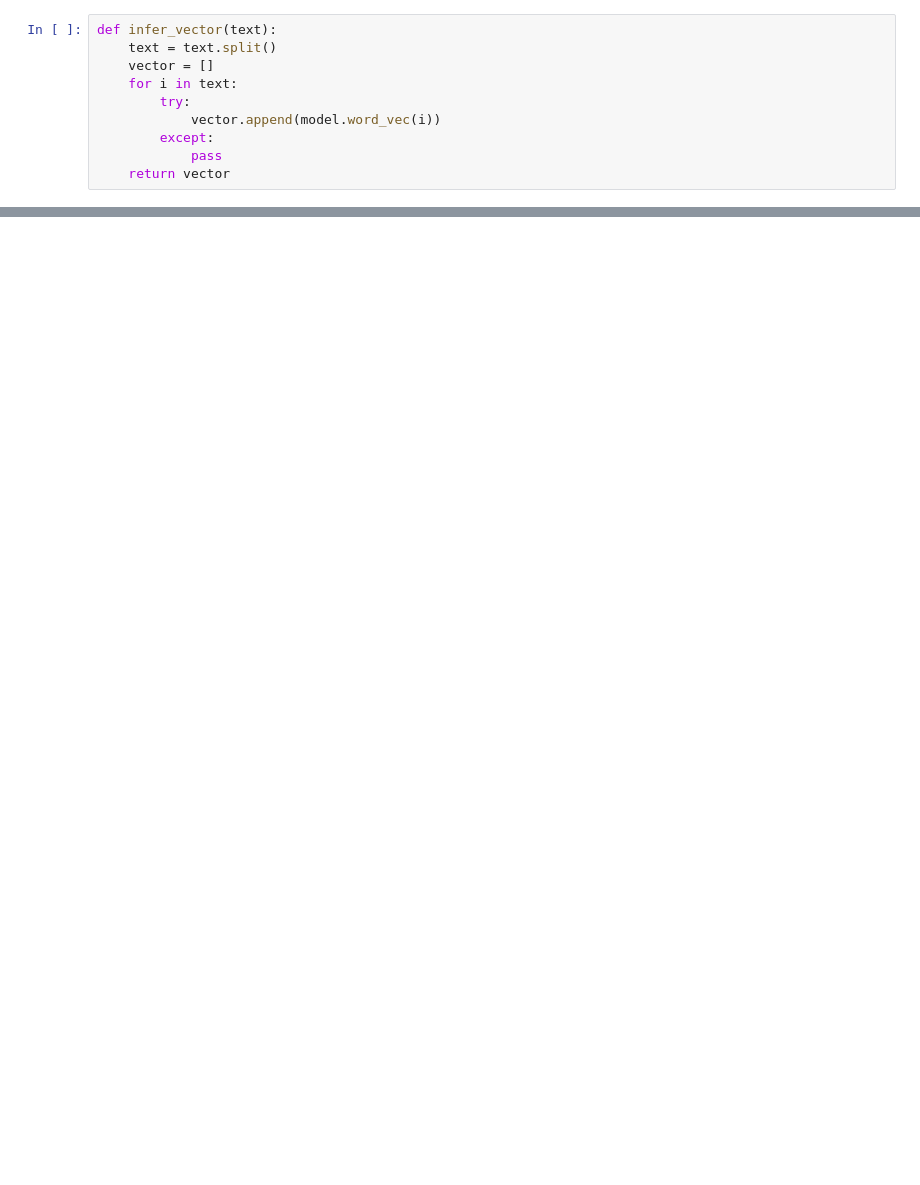
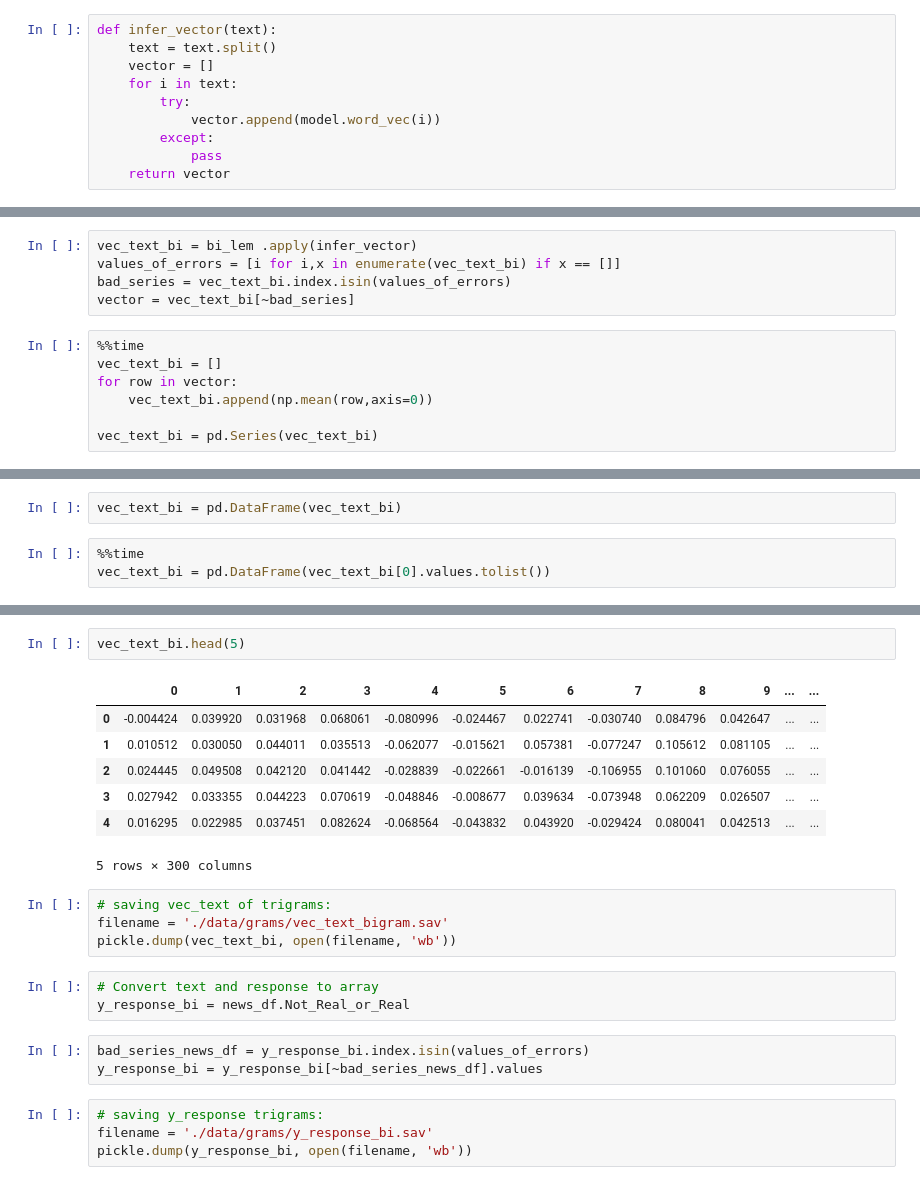
Before and after one commit to MohammadBakir/Fake-News-Classifer, a Jupyter notebook: Initial_Model_Run_W2V.ipynb, the cells around one changed output, grey strips where cells are left out. Drawn from its saved outputs; the diff is of its cells as text; blank space fills up the shorter version.

```diff
--- a/Initial_Model_Run_W2V.ipynb
+++ b/Initial_Model_Run_W2V.ipynb
@@ -156,0 +159,12 @@ pickle.dump(y_response, open(filename, 'wb'))
+# %%
+vec_text_bi = bi_lem .apply(infer_vector)
+values_of_errors = [i for i,x in enumerate(vec_text_bi) if x == []]
+bad_series = vec_text_bi.index.isin(values_of_errors)
+vector = vec_text_bi[~bad_series]
+# %%
+%%time
+vec_text_bi = []
+for row in vector:
+    vec_text_bi.append(np.mean(row,axis=0))
+
+vec_text_bi = pd.Series(vec_text_bi)
@@ -156,0 +179,5 @@ pickle.dump(y_response, open(filename, 'wb'))
+# %%
+vec_text_bi = pd.DataFrame(vec_text_bi)
+# %%
+%%time
+vec_text_bi = pd.DataFrame(vec_text_bi[0].values.tolist())
@@ -156,0 +186,24 @@ pickle.dump(y_response, open(filename, 'wb'))
+# %%
+vec_text_bi.head(5)
+# %% [output]
+|  | 0 | 1 | 2 | 3 | 4 | 5 | 6 | 7 | 8 | 9 | ... | ... |
+| 0 | -0.004424 | 0.039920 | 0.031968 | 0.068061 | -0.080996 | -0.024467 | 0.022741 | -0.030740 | 0.084796 | 0.042647 | ... | ... |
+| 1 | 0.010512 | 0.030050 | 0.044011 | 0.035513 | -0.062077 | -0.015621 | 0.057381 | -0.077247 | 0.105612 | 0.081105 | ... | ... |
+| 2 | 0.024445 | 0.049508 | 0.042120 | 0.041442 | -0.028839 | -0.022661 | -0.016139 | -0.106955 | 0.101060 | 0.076055 | ... | ... |
+| 3 | 0.027942 | 0.033355 | 0.044223 | 0.070619 | -0.048846 | -0.008677 | 0.039634 | -0.073948 | 0.062209 | 0.026507 | ... | ... |
+| 4 | 0.016295 | 0.022985 | 0.037451 | 0.082624 | -0.068564 | -0.043832 | 0.043920 | -0.029424 | 0.080041 | 0.042513 | ... | ... |
+5 rows × 300 columns
+# %%
+# saving vec_text of trigrams:
+filename = './data/grams/vec_text_bigram.sav'
+pickle.dump(vec_text_bi, open(filename, 'wb'))
+# %%
+# Convert text and response to array
+y_response_bi = news_df.Not_Real_or_Real
+# %%
+bad_series_news_df = y_response_bi.index.isin(values_of_errors)
+y_response_bi = y_response_bi[~bad_series_news_df].values
+# %%
+# saving y_response trigrams:
+filename = './data/grams/y_response_bi.sav'
+pickle.dump(y_response_bi, open(filename, 'wb'))
```
Also changed, not shown: parts of 25 cells of this notebook, 2 other files.
